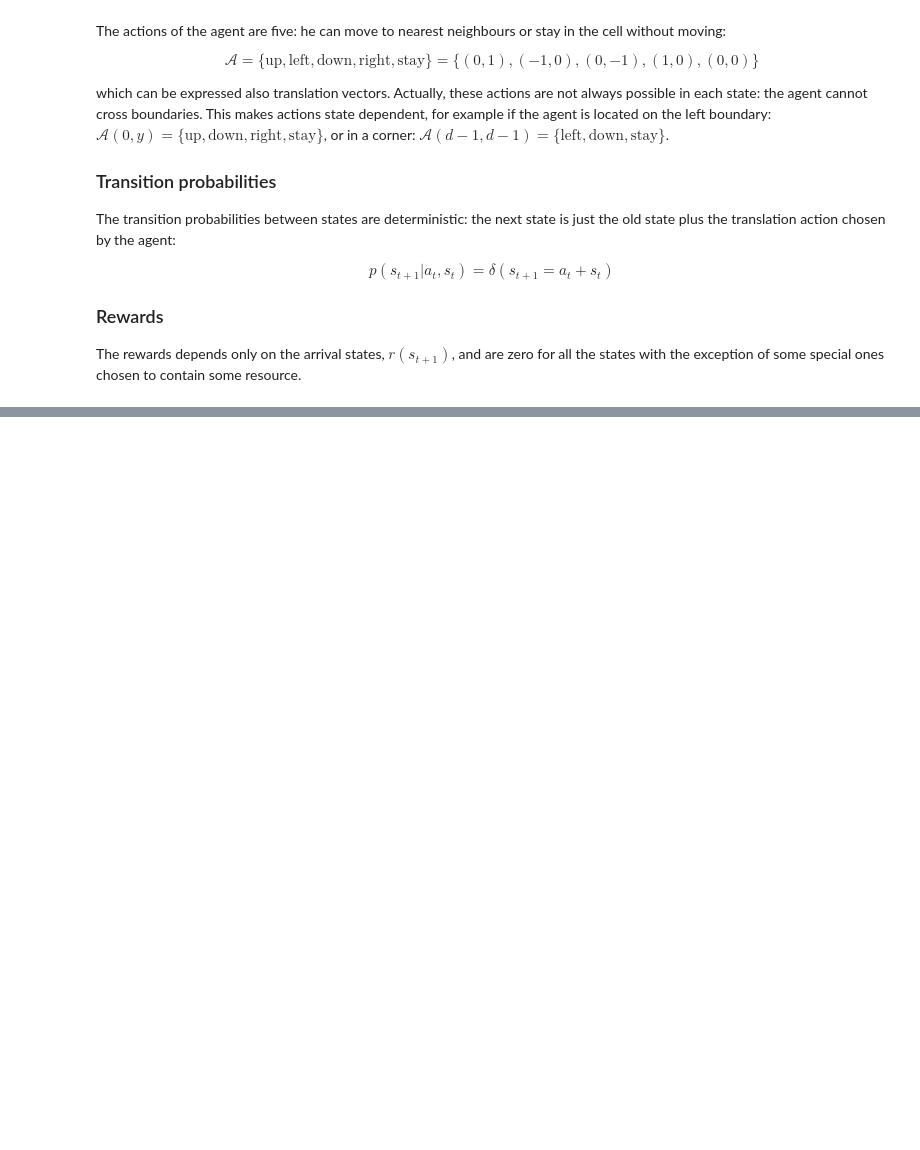
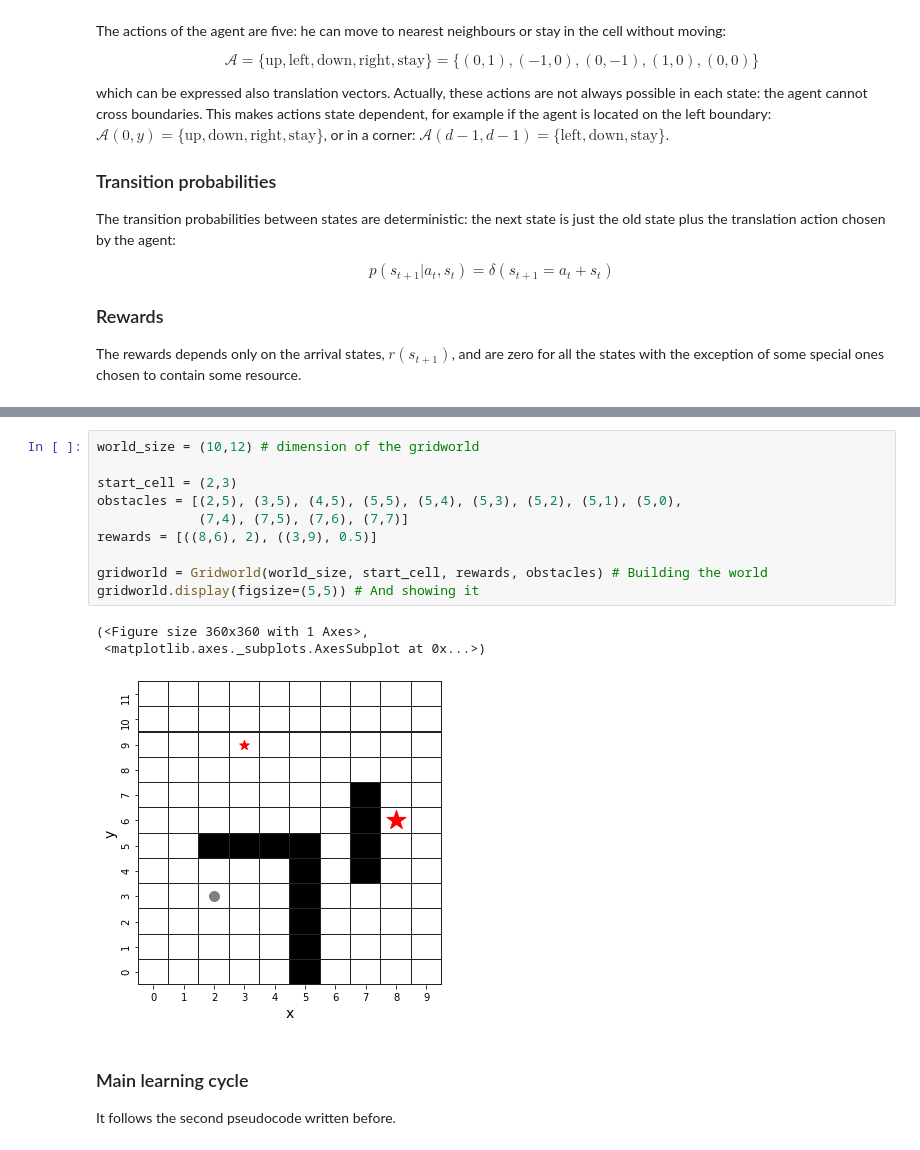
Before and after one commit to amazzoli/HPC-2020, a Jupyter notebook: 3-Gridworld/Gridworld_solution.ipynb, the cells around one changed output, grey strips where cells are left out. Cells and saved outputs as stored; diff of their text form; blank space fills up the shorter version.

Commit message:
gridworld

```diff
--- a/3-Gridworld/Gridworld_solution.ipynb
+++ b/3-Gridworld/Gridworld_solution.ipynb
@@ -53,0 +329,18 @@ The rewards depends only on the arrival states, $r(s_{t+1})$, and are zero for a
+# %%
+world_size = (10,12) # dimension of the gridworld
+
+start_cell = (2,3)
+obstacles = [(2,5), (3,5), (4,5), (5,5), (5,4), (5,3), (5,2), (5,1), (5,0),
+             (7,4), (7,5), (7,6), (7,7)]
+rewards = [((8,6), 2), ((3,9), 0.5)]
+
+gridworld = Gridworld(world_size, start_cell, rewards, obstacles) # Building the world
+gridworld.display(figsize=(5,5)) # And showing it
+# %% [output]
+(<Figure size 360x360 with 1 Axes>,
+ <matplotlib.axes._subplots.AxesSubplot at 0x...>)
+[figure, added]
+# %% [markdown]
+### Main learning cycle
+
+It follows the second pseudocode written before.
```
Also changed, not shown: parts of 10 cells of this notebook, 5 other files.
